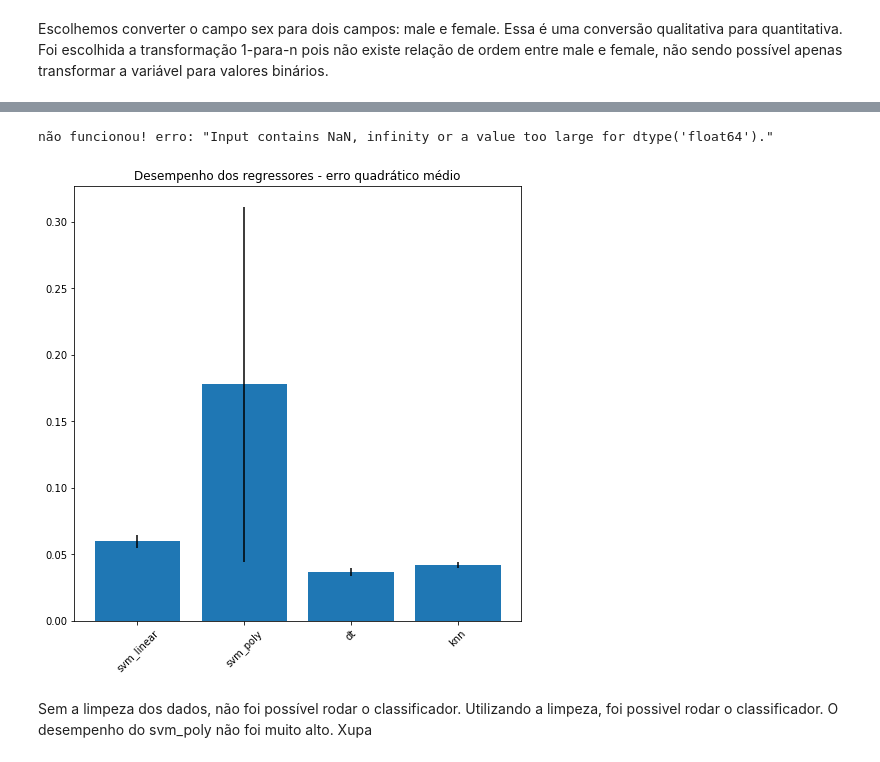
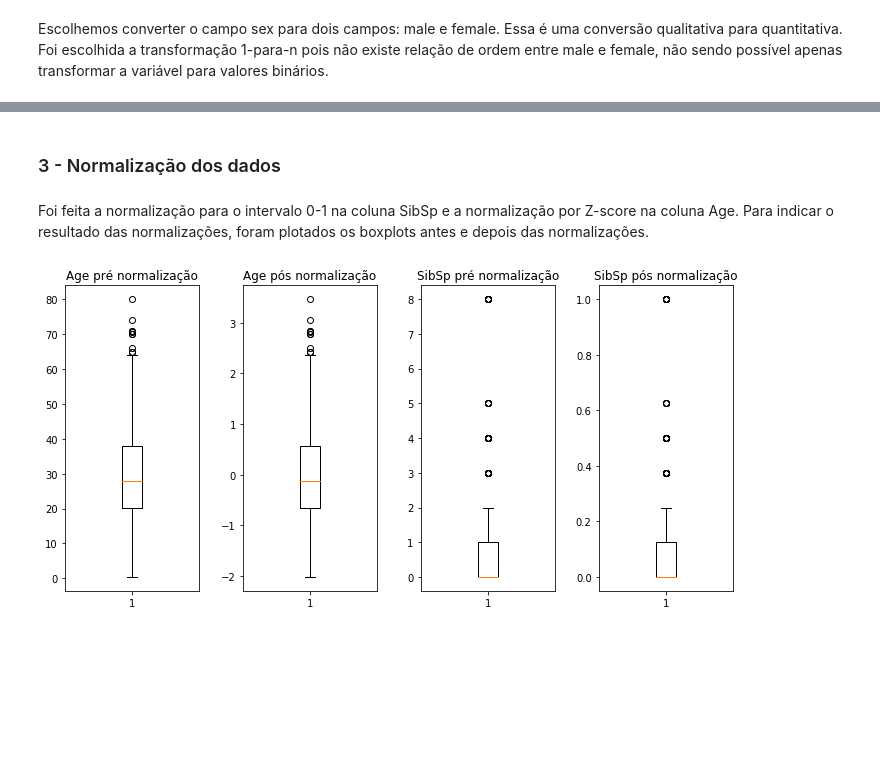
Before and after one commit to RafaelMonteiro95/icd-scc0275, a Jupyter notebook: pratica_5_9293095_9293421.ipynb, the cells around one changed output, grey strips where cells are left out. Cells and saved outputs as stored; diff of their text form; code cells hidden in the pictures; blank space fills up the shorter version.

```diff
--- a/pratica_5_9293095_9293421.ipynb
+++ b/pratica_5_9293095_9293421.ipynb
@@ -319,5 +196,0 @@ Sem a limpeza dos dados, não foi possível rodar o classificador. Utilizando a
-# %%
-path = "../datasets/instituicoes_ensino_basico/CADASTRO_MATRICULAS_REGIAO_SUDESTE_SP_2012.csv"
-
-df = pd.read_csv(path, encoding="ISO-8859-1", sep=";", engine="python", header=11, skipfooter=2)
-df[ df['REDE'] == 'Privada' ]
@@ -381,17 +197,34 @@ clean.head()
-# %%
-# Rodando classificador sem limpeza dos dados
-my_df = pd.get_dummies(df.loc[:,['MATTOTAL', 'CATESCPRIVADA', 'REDE','NUM_FUNCIONARIOS']])
-try:
-    no_preprocess_result = reg_clas(my_df,range(1,6),0)
-except Exception as e:
-    print(f'não funcionou! erro: "{e}"')
-# %% [output]
-não funcionou! erro: "Input contains NaN, infinity or a value too large for dtype('float64')."
-# %%
-# Rodando classificador com limpeza dos dados
-# não rodou com muitas instâncias, por isso limitamos em 5000
-clean_result = reg_clas(clean.sample(frac=1)[:5000],range(1,6),0,regression=True)
-# %% [output]
-[figure, removed]
-# %% [markdown]
-Sem a limpeza dos dados, não foi possível rodar o classificador. Utilizando a limpeza, foi possivel rodar o classificador. O desempenho do svm_poly não foi muito alto. Xupa
+# %% [markdown]
+### 3 - Normalização dos dados
+# %% [markdown]
+Foi feita a normalização para o intervalo 0-1 na coluna SibSp e a normalização por Z-score na coluna Age. Para indicar o resultado das normalizações, foram plotados os boxplots antes e depois das normalizações.
+# %%
+from scipy import stats
+
+plt.figure(figsize=(10,5))
+plt.subplot(141)
+plt.title('Age pré normalização')
+plt.boxplot(df.Age.dropna())
+
+df_normalized_age = df.copy().dropna(subset=['Age'])
+df_normalized_age.Age = stats.zscore(df_normalized_age.Age)
+
+plt.subplot(142)
+plt.title('Age pós normalização')
+plt.boxplot(df_normalized_age.Age.dropna())
+
+plt.subplot(143)
+plt.title('SibSp pré normalização')
+plt.boxplot(df.SibSp.dropna())
+
+# normalizando a coluna Age por z-score
+df.SibSp = (df.SibSp - df.SibSp.min()) / (df.SibSp.max() - df.SibSp.min())
+
+plt.subplot(144)
+plt.title('SibSp pós normalização')
+plt.boxplot(df.SibSp.dropna())
+
+plt.tight_layout()
+plt.show()
+# %% [output]
+[figure, added]
```
Also changed, not shown: parts of 27 cells of this notebook.
